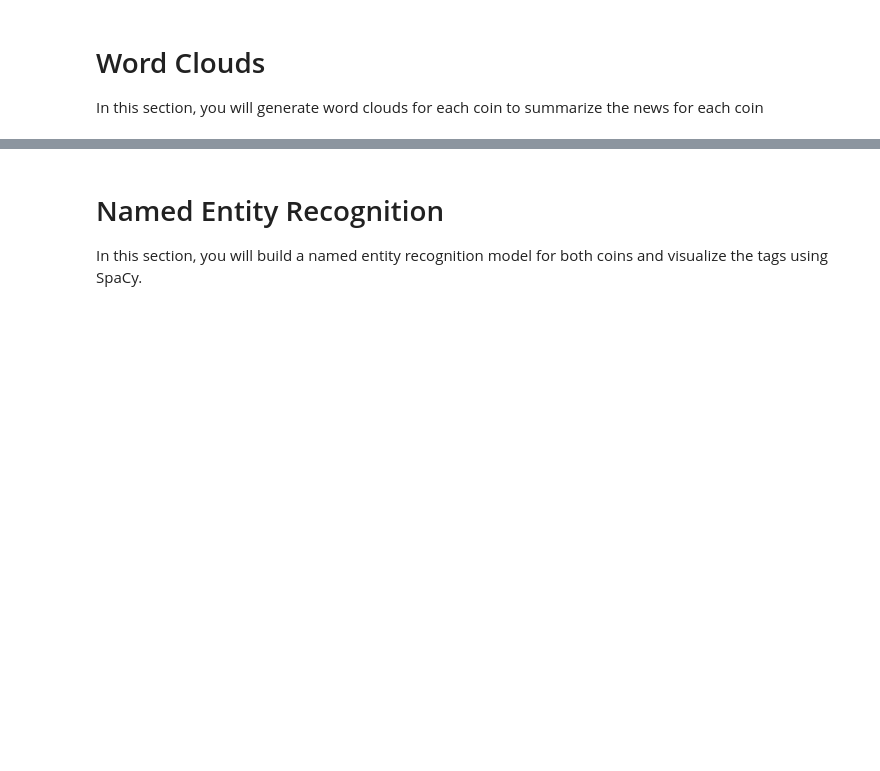
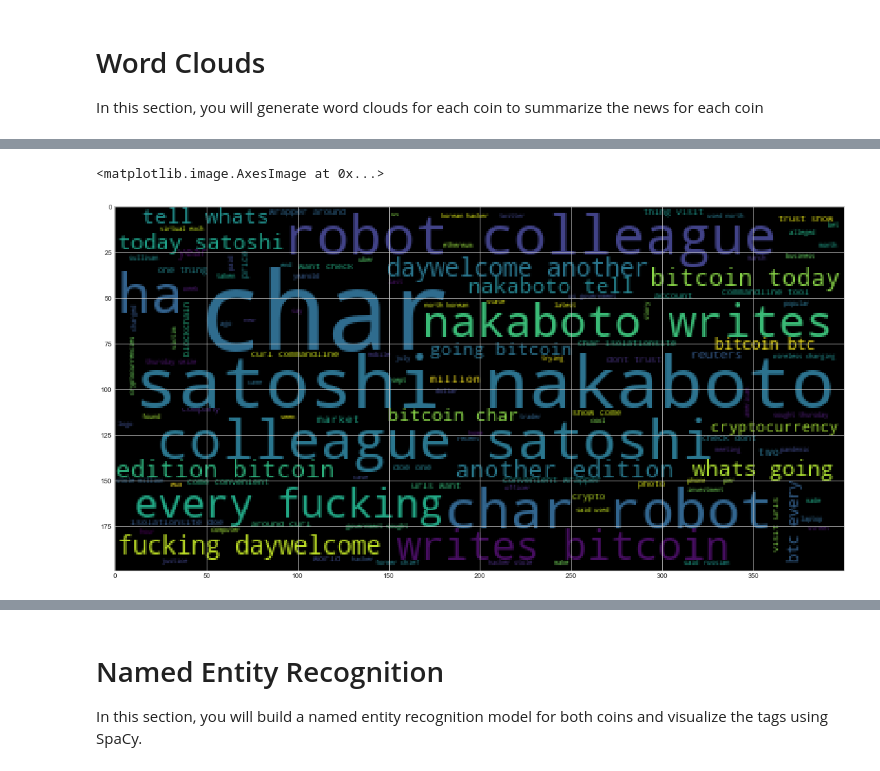
Before and after one commit to ssibson/NLP-HW, a Jupyter notebook: crypto_sentiment.ipynb, the cells around one changed output, grey strips where cells are left out. Saved outputs shown, nothing was run; the diff lists cells and outputs as text; code cells hidden in the pictures; blank space fills up the shorter version.

```diff
--- a/crypto_sentiment.ipynb
+++ b/crypto_sentiment.ipynb
@@ -50,0 +26,10 @@ newsapi = NewsApiClient(api_key=api_key)
+# %%
+# Fetch the Bitcoin news articles
+bitcoin_headlines = newsapi.get_everything(
+    q="bitcoin",
+    language="en",
+    page_size=100,
+    sort_by="relevancy"
+)
+
+print(f"Total articles about Bitcoin: {bitcoin_headlines['totalResults']}")
@@ -109,20 +157,12 @@ import re
-# %%
-# Complete the tokenizer function
-def tokenizer(text):
-    """Tokenizes text."""
-
-    # Create a list of the words
-
-    # Convert the words to lowercase
-
-    # Remove the punctuation
-
-    # Remove the stop words
-
-    # Lemmatize Words into root words
-
-    return tokens
+# %%
+# Complete the tokenizer function
+def tokenizer(input):
+    words = word_tokenize(re.compile("[^a-zA-Z ]").sub('', str(input)))
+    lem = [WordNetLemmatizer().lemmatize(i) for i in words]
+    tokens= [i.lower() for i in lem if i.lower() not in set(stopwords.words('english'))]
+    return tokens
 # %%
 # Create a new tokens column for bitcoin
-# YOUR CODE HERE!
+bitcoin_df["tokens"] = bitcoin_df.text.apply(tokenizer)
+bitcoin_df.head()
 # %% [output]
@@ -257,0 +244,7 @@ mpl.rcParams['figure.figsize'] = [20.0, 10.0]
+# %%
+# Generate the Bitcoin word cloud
+bitcoin_wordcloud = WordCloud().generate(' '.join(map(str, list(bitcoin_df['tokens'].explode()))))
+plt.imshow(bitcoin_wordcloud)
+# %% [output]
+<matplotlib.image.AxesImage at 0x...>
+[figure, added]
```
Also changed, not shown: parts of 28 cells of this notebook, 1 other file.
